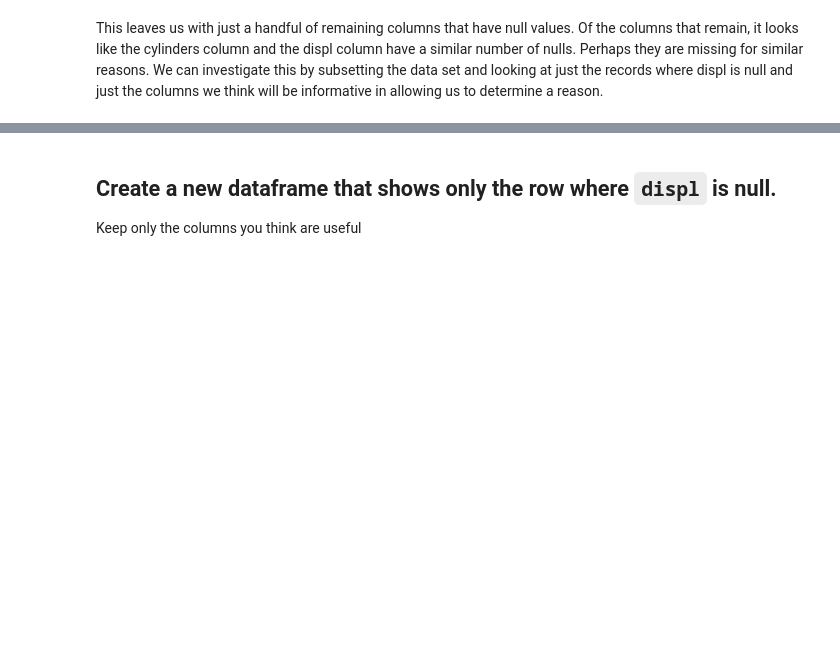
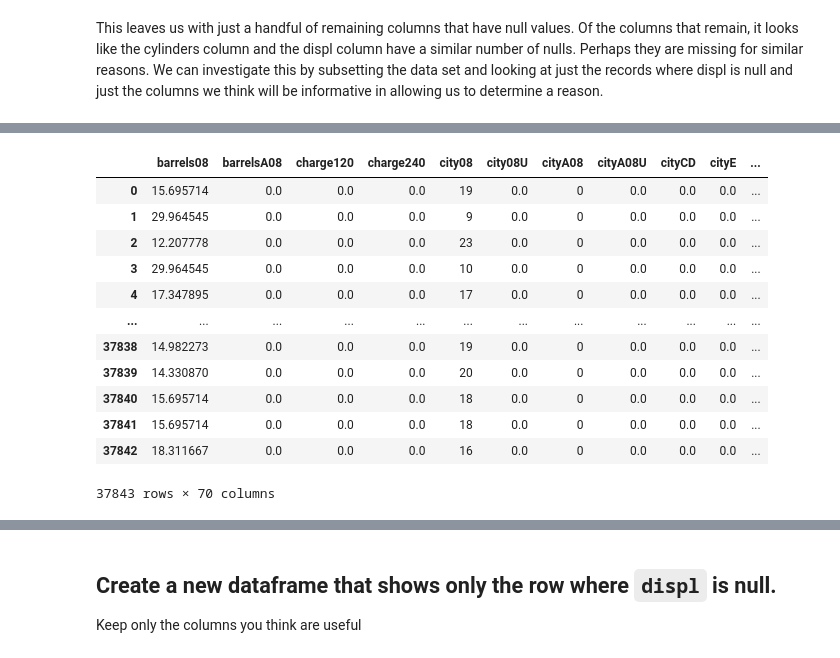
Before and after one commit to Ironhack-Data-Madrid-Octubre-2023/2.4-lab_data_cleaning, a Jupyter notebook: your-code/main.ipynb, the cells around one changed output, grey strips where cells are left out. Drawn from its saved outputs; the diff is of its cells as text; code cells hidden in the pictures; blank space fills up the shorter version.

```diff
--- a/your-code/main.ipynb
+++ b/your-code/main.ipynb
@@ -157,0 +137,3 @@ We can use the .sum() method to total up the number of True values by column, an
+# %%
+non_nulls=data.isnull().sum()
+non_nulls
@@ -169,0 +189,2 @@ In Pandas, we can do that using the drop method. For our purposes, let's remove
+# %%
+data.drop(columns= non_nulls[non_nulls>10000].index, axis=1, inplace=True)
@@ -171,0 +263,22 @@ This leaves us with just a handful of remaining columns that have null values. O
+# %%
+data['cylinders'] = data['cylinders'].notna().astype(int)
+data['displ'] = data['displ'].notna().astype(int)
+
+#primero aplico el método .notna() pra verificar si los valores no son nulos
+#luego .astype(int) para convertir los valores T/F en 1 y 0, respectivamente en las columnas seleccionadas.
+# %%
+data
+# %% [output]
+|  | barrels08 | barrelsA08 | charge120 | charge240 | city08 | city08U | cityA08 | cityA08U | cityCD | cityE | ... |
+| 0 | 15.695714 | 0.0 | 0.0 | 0.0 | 19 | 0.0 | 0 | 0.0 | 0.0 | 0.0 | ... |
+| 1 | 29.964545 | 0.0 | 0.0 | 0.0 | 9 | 0.0 | 0 | 0.0 | 0.0 | 0.0 | ... |
+| 2 | 12.207778 | 0.0 | 0.0 | 0.0 | 23 | 0.0 | 0 | 0.0 | 0.0 | 0.0 | ... |
+| 3 | 29.964545 | 0.0 | 0.0 | 0.0 | 10 | 0.0 | 0 | 0.0 | 0.0 | 0.0 | ... |
+| 4 | 17.347895 | 0.0 | 0.0 | 0.0 | 17 | 0.0 | 0 | 0.0 | 0.0 | 0.0 | ... |
+| ... | ... | ... | ... | ... | ... | ... | ... | ... | ... | ... | ... |
+| 37838 | 14.982273 | 0.0 | 0.0 | 0.0 | 19 | 0.0 | 0 | 0.0 | 0.0 | 0.0 | ... |
+| 37839 | 14.330870 | 0.0 | 0.0 | 0.0 | 20 | 0.0 | 0 | 0.0 | 0.0 | 0.0 | ... |
+| 37840 | 15.695714 | 0.0 | 0.0 | 0.0 | 18 | 0.0 | 0 | 0.0 | 0.0 | 0.0 | ... |
+| 37841 | 15.695714 | 0.0 | 0.0 | 0.0 | 18 | 0.0 | 0 | 0.0 | 0.0 | 0.0 | ... |
+| 37842 | 18.311667 | 0.0 | 0.0 | 0.0 | 16 | 0.0 | 0 | 0.0 | 0.0 | 0.0 | ... |
+37843 rows × 70 columns
```
Also changed, not shown: parts of 21 cells of this notebook.
